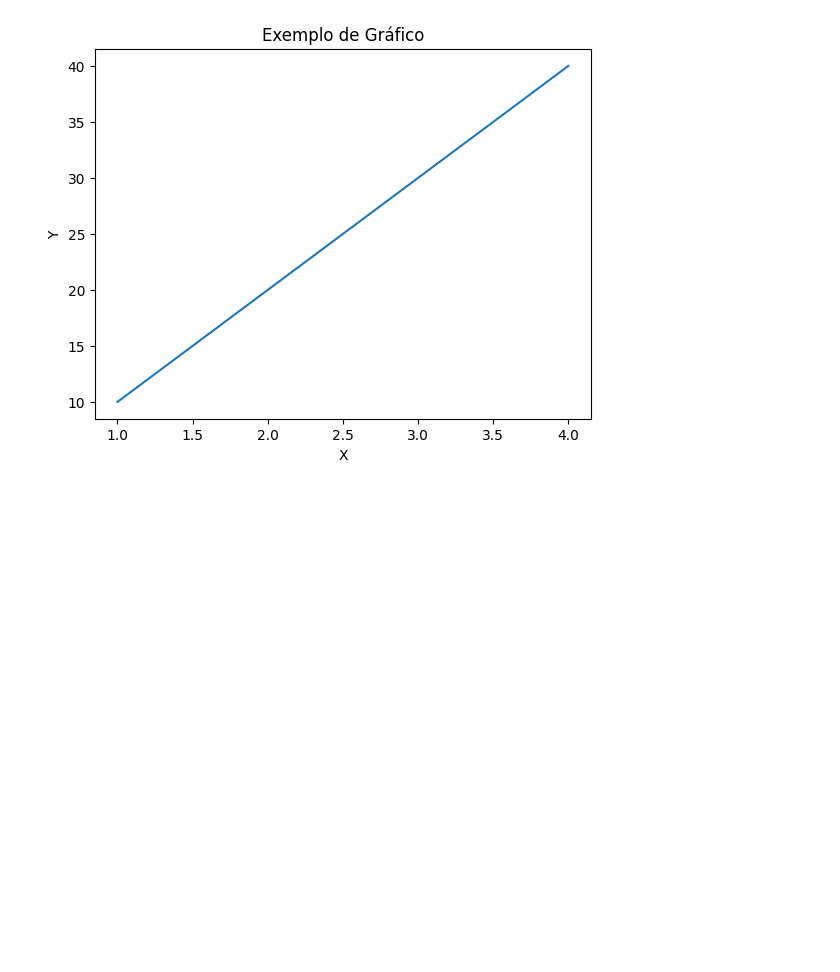
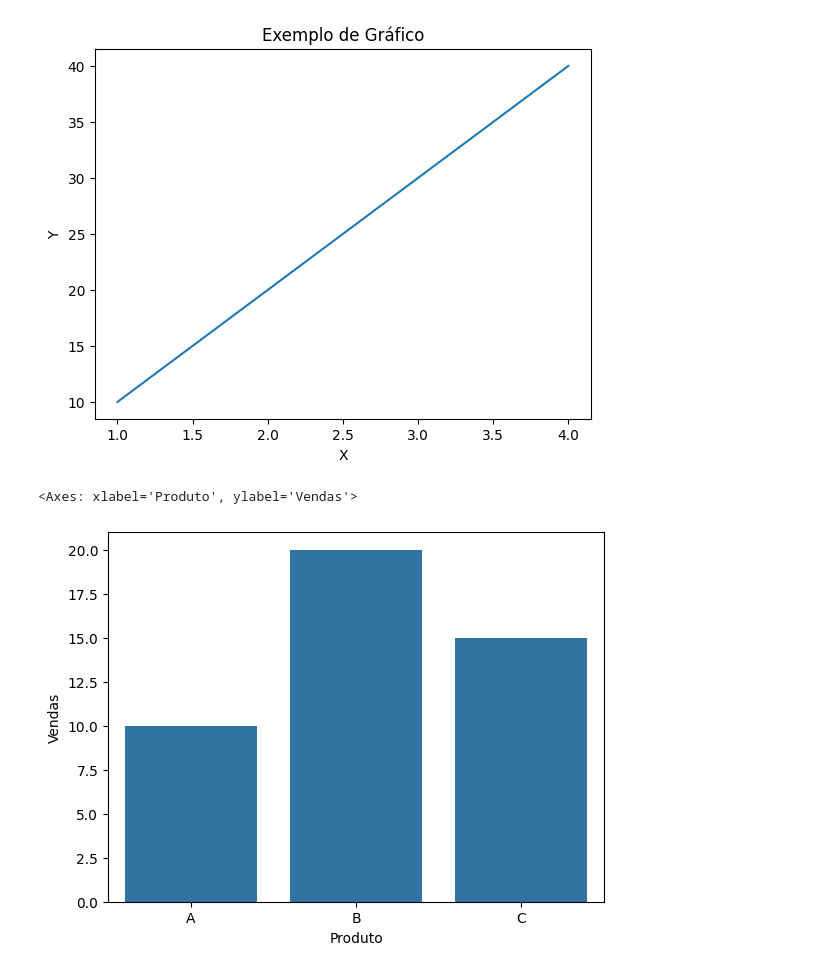
Before and after one commit to joaopsantana25-beep/BackEnd, a Jupyter notebook: Aula 09-02-2026/Exercicios e Testes/Aula 5/Testes_Aula5.ipynb, the cells around one changed output. Cells and saved outputs as stored; diff of their text form; code cells hidden in the pictures; blank space fills up the shorter version.

```diff
--- a/Aula 09-02-2026/Exercicios e Testes/Aula 5/Testes_Aula5.ipynb
+++ b/Aula 09-02-2026/Exercicios e Testes/Aula 5/Testes_Aula5.ipynb
@@ -15,3 +15,16 @@ plt.ylabel("Y")
 plt.show()
 # %% [output]
 [figure]
+# %%
+import seaborn as sns
+import pandas as pd
+
+dados = pd.DataFrame({
+    'Produto': ['A','B','C'],
+    'Vendas': [10,20,15]
+})
+
+sns.barplot(x='Produto',y='Vendas',data=dados)
+# %% [output]
+<Axes: xlabel='Produto', ylabel='Vendas'>
+[figure, added]
```
Also changed, not shown: parts of 3 cells of this notebook.
